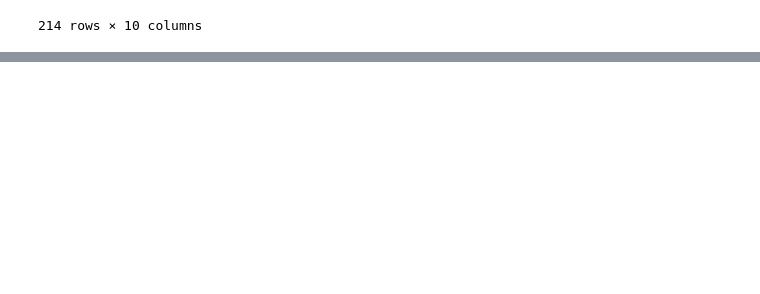
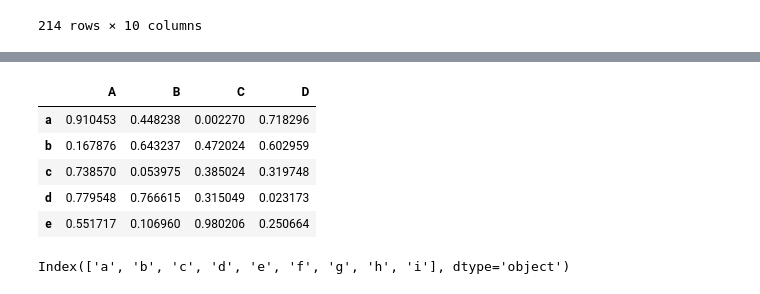
Before and after one commit to arjunpvm/mlp, a Jupyter notebook: week1/introduction_to_pandas.ipynb, the cells around one changed output, grey strips where cells are left out. Saved outputs shown, nothing was run; the diff lists cells and outputs as text; code cells hidden in the pictures; blank space fills up the shorter version.

```diff
--- a/week1/introduction_to_pandas.ipynb
+++ b/week1/introduction_to_pandas.ipynb
@@ -567,0 +638,13 @@ age_df_temp
+# %%
+df.head()
+# %% [output]
+|  | A | B | C | D |
+| a | 0.910453 | 0.448238 | 0.002270 | 0.718296 |
+| b | 0.167876 | 0.643237 | 0.472024 | 0.602959 |
+| c | 0.738570 | 0.053975 | 0.385024 | 0.319748 |
+| d | 0.779548 | 0.766615 | 0.315049 | 0.023173 |
+| e | 0.551717 | 0.106960 | 0.980206 | 0.250664 |
+# %%
+df.index
+# %% [output]
+Index(['a', 'b', 'c', 'd', 'e', 'f', 'g', 'h', 'i'], dtype='object')
```
Also changed, not shown: parts of 30 cells of this notebook.
